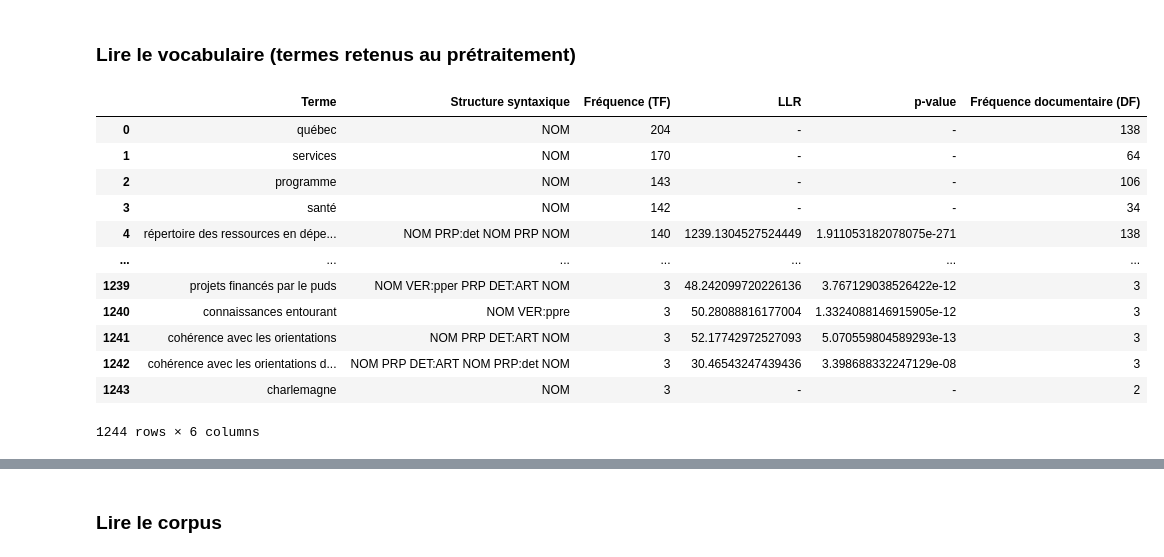
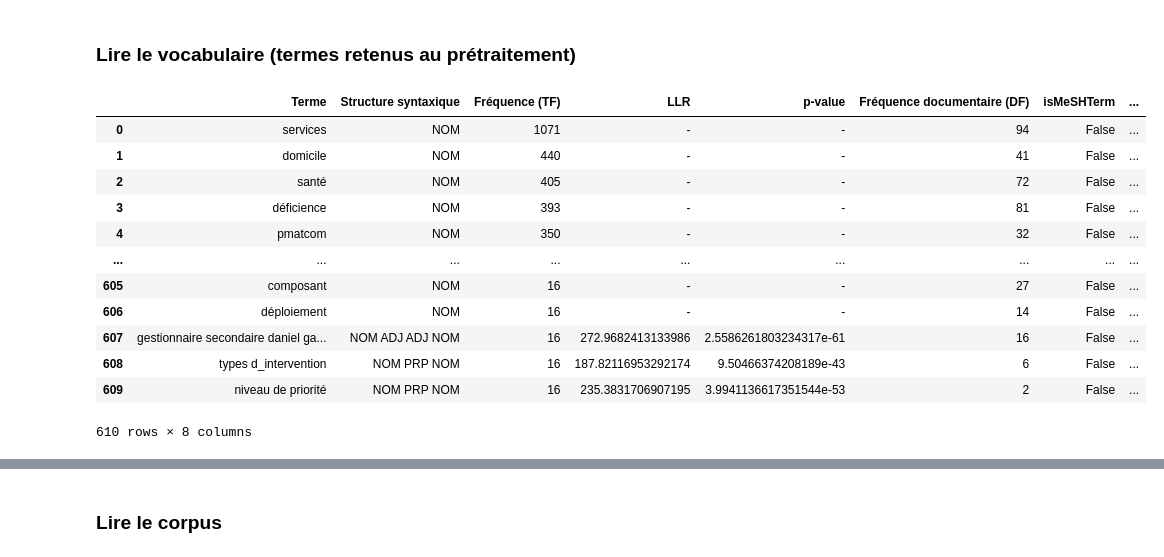
Before and after one commit to Camille-Demers/text-mining-project, a Jupyter notebook: 00-Jupyter-Notebooks/3_Pondération_statistique.ipynb, the cells around one changed output, grey strips where cells are left out. Cells and saved outputs as stored; diff of their text form; code cells hidden in the pictures.

```diff
--- a/00-Jupyter-Notebooks/3_Pondération_statistique.ipynb
+++ b/00-Jupyter-Notebooks/3_Pondération_statistique.ipynb
@@ -9,7 +9,7 @@ https://pypi.org/project/rank-bm25/
 # %%
 path = '../04-filtrage/output/'
 acteur = 'msss'
-tag = 'dependances'
+tag = 'deficiences-et-handicaps'
 
 if tag:
     csv_file = acteur + '_' + tag + '_significant-collocations.csv'
@@ -21,24 +21,26 @@ else:
 # %%
 from pandas import *
 
 with open(path+csv_file, encoding='utf-8') as f:
     csv = read_csv(f).drop(columns = ['Unnamed: 0'])
+    # On va traiter les apostrophes et les parenthèses avec le underscore ("_") ; le tokenizer de sklearn ne les aime pas
+    csv['Terme']= csv["Terme"].apply(lambda x: x.replace("'", "_").replace("(", "_").replace(")", "_"))
 
 csv
 # %% [output]
-|  | Terme | Structure syntaxique | Fréquence (TF) | LLR | p-value | Fréquence documentaire (DF) |
-| 0 | québec | NOM | 204 | - | - | 138 |
-| 1 | services | NOM | 170 | - | - | 64 |
-| 2 | programme | NOM | 143 | - | - | 106 |
-| 3 | santé | NOM | 142 | - | - | 34 |
-| 4 | répertoire des ressources en dépe... | NOM PRP:det NOM PRP NOM | 140 | 1239.1304527524449 | 1.911053182078075e-271 | 138 |
-| ... | ... | ... | ... | ... | ... | ... |
-| 1239 | projets financés par le puds | NOM VER:pper PRP DET:ART NOM | 3 | 48.242099720226136 | 3.767129038526422e-12 | 3 |
-| 1240 | connaissances entourant | NOM VER:ppre | 3 | 50.28088816177004 | 1.3324088146915905e-12 | 3 |
-| 1241 | cohérence avec les orientations | NOM PRP DET:ART NOM | 3 | 52.17742972527093 | 5.070559804589293e-13 | 3 |
-| 1242 | cohérence avec les orientations d... | NOM PRP DET:ART NOM PRP:det NOM | 3 | 30.46543247439436 | 3.398688332247129e-08 | 3 |
-| 1243 | charlemagne | NOM | 3 | - | - | 2 |
+|  | Terme | Structure syntaxique | Fréquence (TF) | LLR | p-value | Fréquence documentaire (DF) | isMeSHTerm | ... |
+| 0 | services | NOM | 1071 | - | - | 94 | False | ... |
+| 1 | domicile | NOM | 440 | - | - | 41 | False | ... |
+| 2 | santé | NOM | 405 | - | - | 72 | False | ... |
+| 3 | déficience | NOM | 393 | - | - | 81 | False | ... |
+| 4 | pmatcom | NOM | 350 | - | - | 32 | False | ... |
+| ... | ... | ... | ... | ... | ... | ... | ... | ... |
+| 605 | composant | NOM | 16 | - | - | 27 | False | ... |
+| 606 | déploiement | NOM | 16 | - | - | 14 | False | ... |
+| 607 | gestionnaire secondaire daniel ga... | NOM ADJ ADJ NOM | 16 | 272.9682413133986 | 2.5586261803234317e-61 | 16 | False | ... |
+| 608 | types d_intervention | NOM PRP NOM | 16 | 187.82116953292174 | 9.50466374208189e-43 | 6 | False | ... |
+| 609 | niveau de priorité | NOM PRP NOM | 16 | 235.3831706907195 | 3.9941136617351544e-53 | 2 | False | ... |
-1244 rows × 6 columns
+610 rows × 8 columns
 # %%
 vocabulaire = [t.lower() for t in list(csv['Terme'])]
 # %%
```
Also changed, not shown: parts of 26 cells of this notebook, 2 other files.
